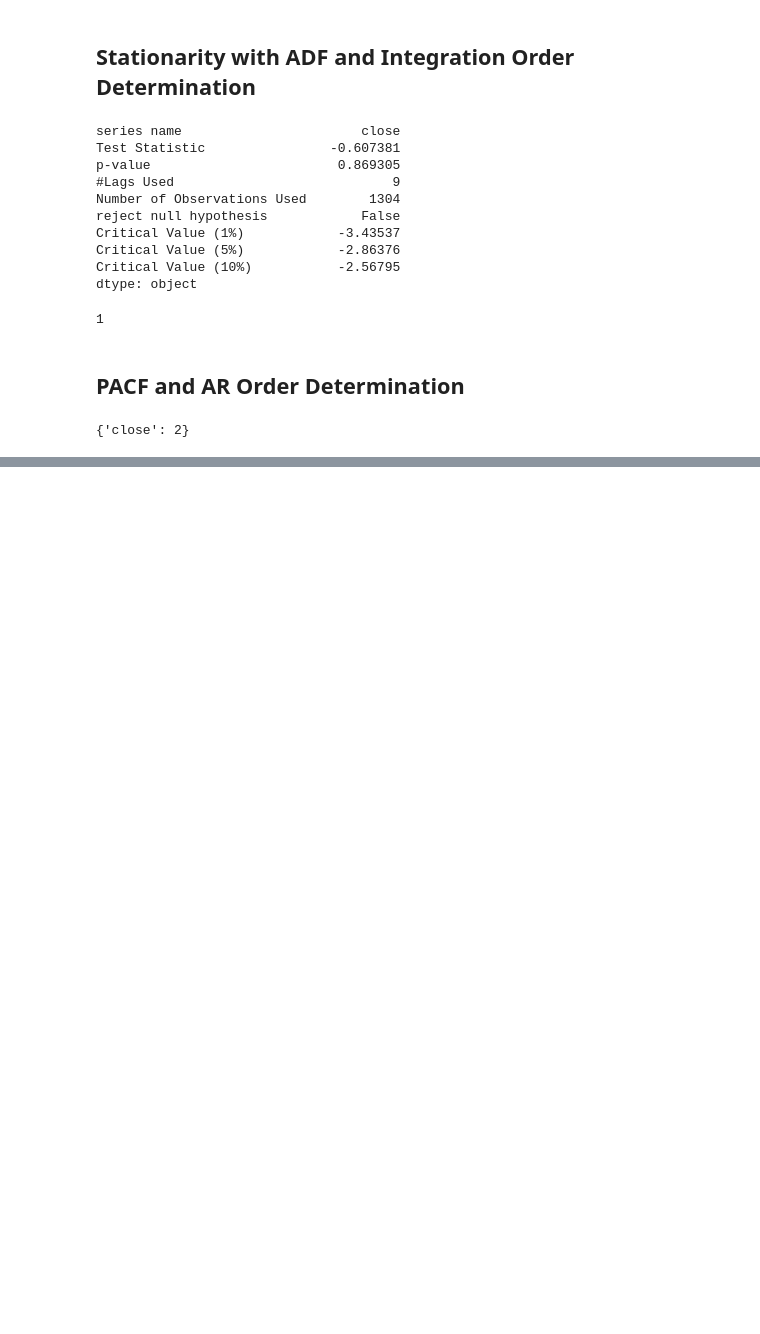
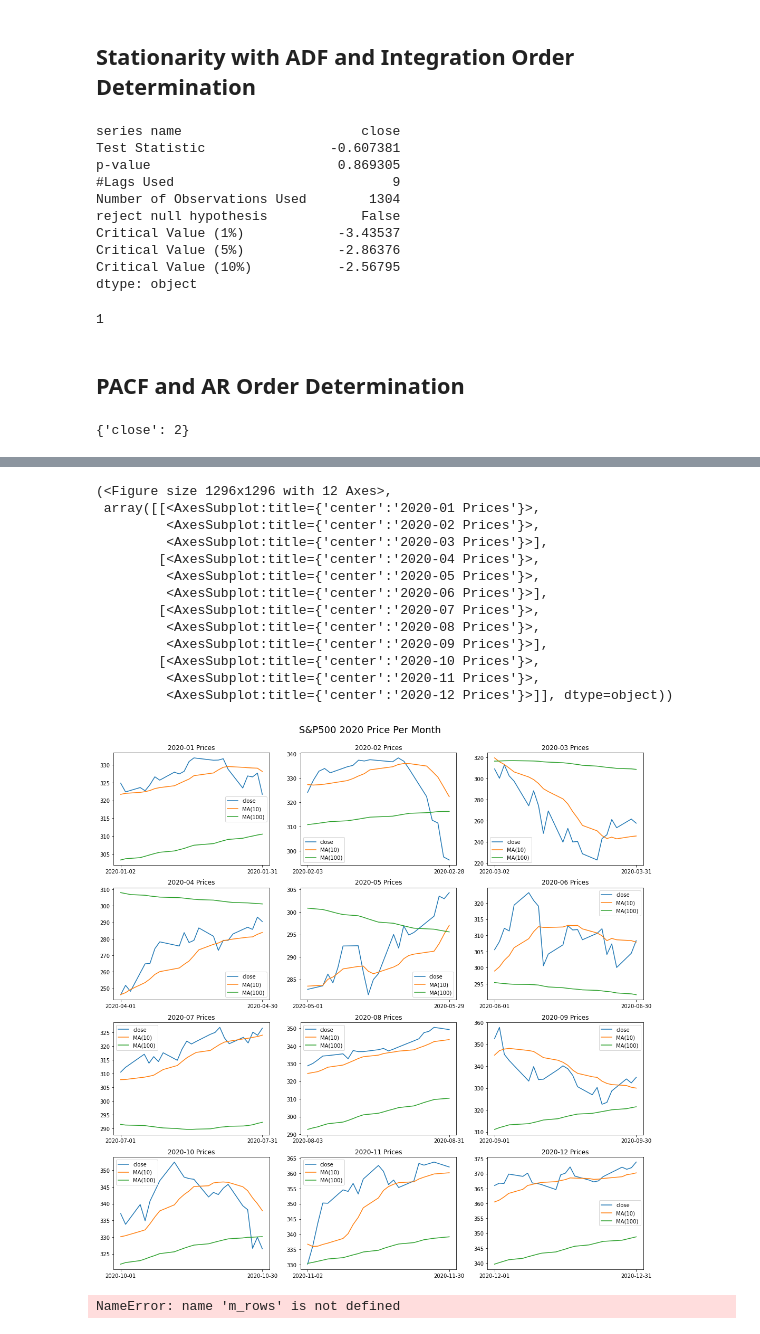
Before and after one commit to yunghanjeong/fitsnbits, a Jupyter notebook: notebooks/arima_eda_class_build.ipynb, the cells around one changed output, grey strips where cells are left out. Saved outputs shown, nothing was run; the diff lists cells and outputs as text; code cells hidden in the pictures; blank space fills up the shorter version.

```diff
--- a/notebooks/arima_eda_class_build.ipynb
+++ b/notebooks/arima_eda_class_build.ipynb
@@ -97,0 +235,3 @@ atl.get_pacf_lag(data_df)
+# %%
+month_breakdown_grid(test_plot, "S&P500")
+# %% [output]
@@ -97,0 +255,67 @@ atl.get_pacf_lag(data_df)
+(<Figure size 1296x1296 with 12 Axes>,
+ array([[<AxesSubplot:title={'center':'2020-01 Prices'}>,
+         <AxesSubplot:title={'center':'2020-02 Prices'}>,
+         <AxesSubplot:title={'center':'2020-03 Prices'}>],
+        [<AxesSubplot:title={'center':'2020-04 Prices'}>,
+         <AxesSubplot:title={'center':'2020-05 Prices'}>,
+         <AxesSubplot:title={'center':'2020-06 Prices'}>],
+        [<AxesSubplot:title={'center':'2020-07 Prices'}>,
+         <AxesSubplot:title={'center':'2020-08 Prices'}>,
+         <AxesSubplot:title={'center':'2020-09 Prices'}>],
+        [<AxesSubplot:title={'center':'2020-10 Prices'}>,
+         <AxesSubplot:title={'center':'2020-11 Prices'}>,
+         <AxesSubplot:title={'center':'2020-12 Prices'}>]], dtype=object))
+[figure, added]
+# %%
+n_rows = 4
+n_cols = 3
+total = m_rows * n_cols
+year = test_plot.index[0].year
+
+fig, ax = plt.subplots(n_rows, n_cols, figsize = (18, 18))
+
+for i in range(total): #for loop to iterate viz
+    # ========= format visualization position =====
+    startmonth,  endmonth = i+1, i+2
+    rows, cols = i//n_cols, i%n_cols
+
+    # ================= format date ===============
+    if startmonth < 10:
+        startmonth = "".join(["0", str(startmonth)])
+    else:
+        startmonth = str(startmonth)
+
+    if endmonth < 10:
+        endmonth = "".join(["0", str(endmonth)])
+    else:
+        endmonth = str(endmonth)
+
+    start = "-".join([str(year), startmonth, "01"])
+    end = "-".join([str(year), endmonth, "01"])
+
+    # ============== parse data =================
+    if i < 11:
+        current_plot_df = test_plot[(test_plot.index > start) & (test_plot.index < end)]
+    else:
+        current_plot_df = test_plot[test_plot.index > start]
+
+    # ============== plotting =================
+    for col in current_plot_df.columns:
+        # graph items
+        xticks = [current_plot_df.index[0], current_plot_df.index[-1]]
+        xlabels = [str(date)[:10] for date in xticks]
+        axtitle = "{} Prices".format(xlabels[0][:7])
+
+        # plot
+        ax[rows][cols].plot(current_plot_df[col], label=col)
+
+        # more concise x axis
+        ax[rows][cols].set_xticks(xticks)
+        ax[rows][cols].set_xticklabels(xlabels)
+        # add ax title
+        ax[rows][cols].set_title(axtitle)
+        ax[rows][cols].legend()
+
+    fig.suptitle(f"{year} Price Per Month", size=18)
+# %% [output]
+NameError: name 'm_rows' is not defined
```
Also changed, not shown: parts of 16 cells of this notebook, 5 other files.
